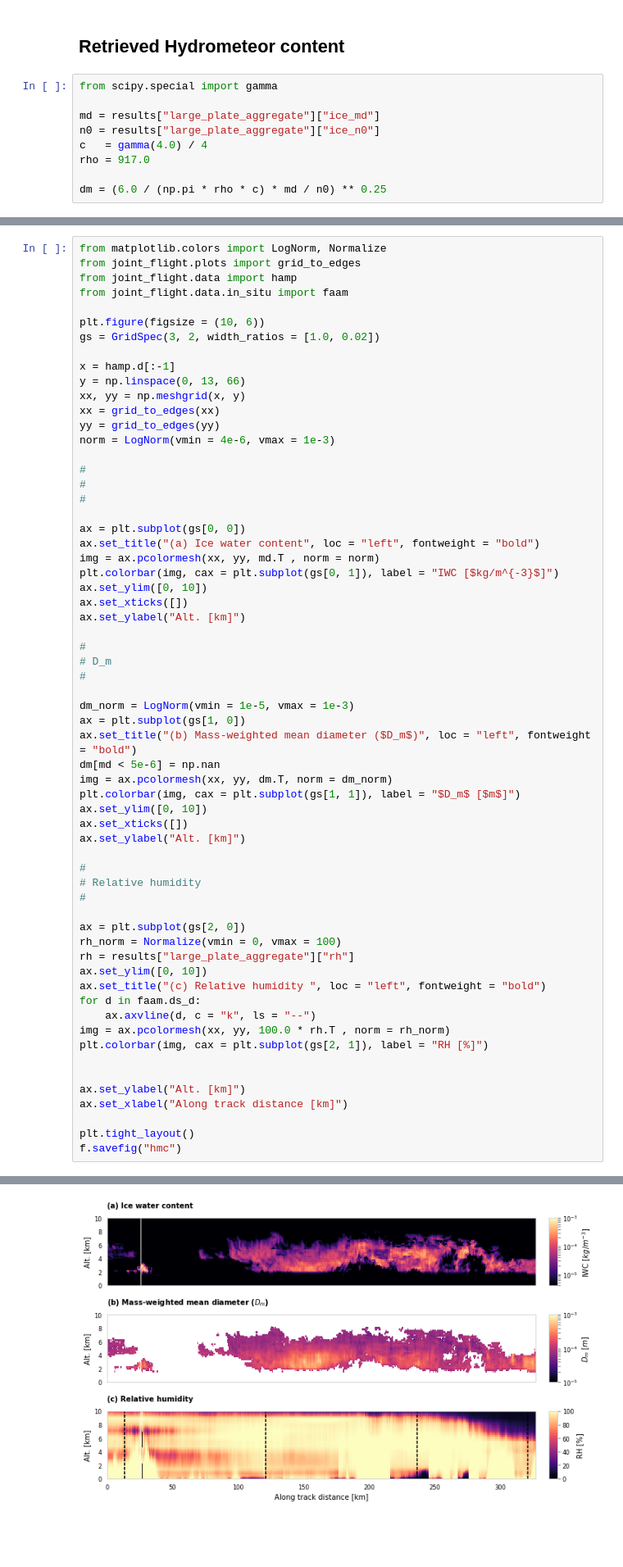
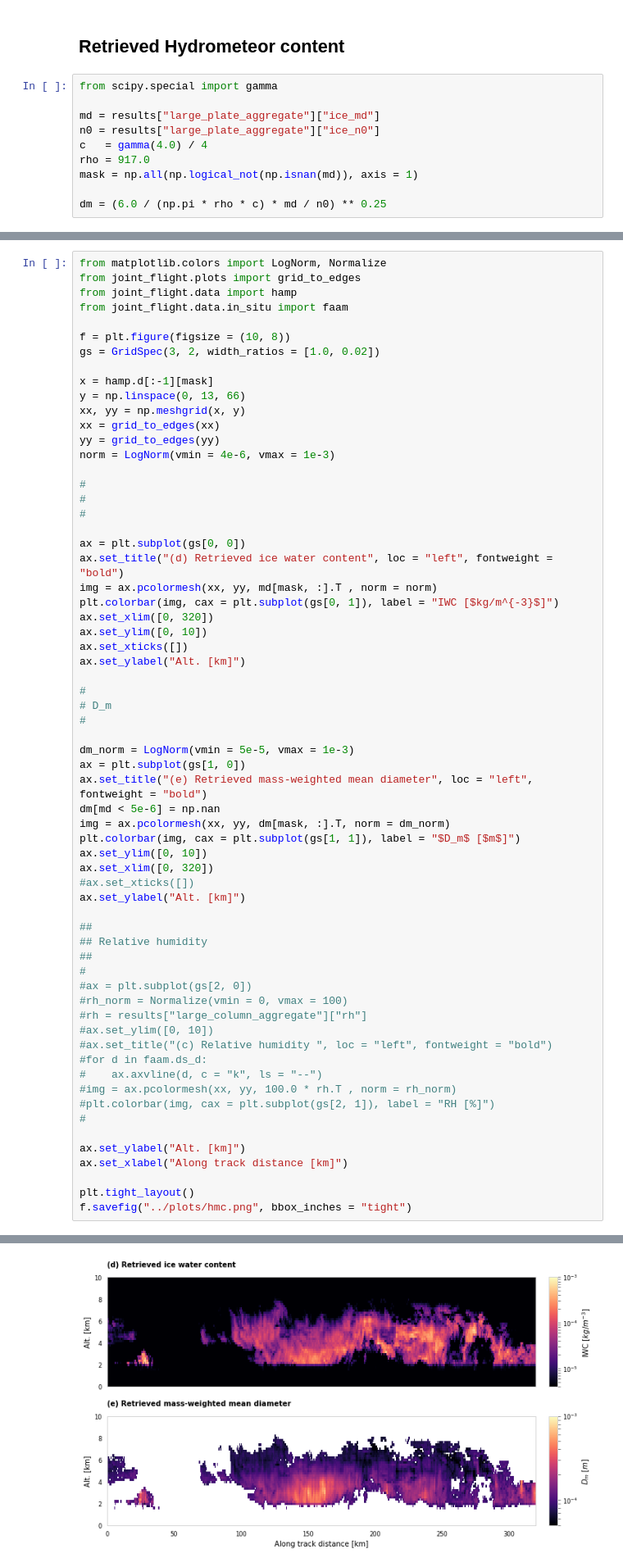
Before and after one commit to simonpf/ismar_combined, a Jupyter notebook: notebooks/results.ipynb, the cells around one changed output, grey strips where cells are left out. Shown at 82% size. Drawn from its saved outputs; the diff is of its cells as text; blank space fills up the shorter version.

```diff
--- a/notebooks/results.ipynb
+++ b/notebooks/results.ipynb
@@ -262,5 +214,6 @@ md = results["large_plate_aggregate"]["ice_md"]
 n0 = results["large_plate_aggregate"]["ice_n0"]
 c   = gamma(4.0) / 4
 rho = 917.0
+mask = np.all(np.logical_not(np.isnan(md)), axis = 1)
 
 dm = (6.0 / (np.pi * rho * c) * md / n0) ** 0.25
@@ -270,10 +227,10 @@ from joint_flight.plots import grid_to_edges
 from joint_flight.data import hamp
 from joint_flight.data.in_situ import faam
 
-plt.figure(figsize = (10, 6))
+f = plt.figure(figsize = (10, 8))
 gs = GridSpec(3, 2, width_ratios = [1.0, 0.02])
 
-x = hamp.d[:-1]
+x = hamp.d[:-1][mask]
 y = np.linspace(0, 13, 66)
 xx, yy = np.meshgrid(x, y)
 xx = grid_to_edges(xx)
@@ -285,9 +242,10 @@ norm = LogNorm(vmin = 4e-6, vmax = 1e-3)
 #
 
 ax = plt.subplot(gs[0, 0])
-ax.set_title("(a) Ice water content", loc = "left", fontweight = "bold")
-img = ax.pcolormesh(xx, yy, md.T , norm = norm)
+ax.set_title("(d) Retrieved ice water content", loc = "left", fontweight = "bold")
+img = ax.pcolormesh(xx, yy, md[mask, :].T , norm = norm)
 plt.colorbar(img, cax = plt.subplot(gs[0, 1]), label = "IWC [$kg/m^{-3}$]")
+ax.set_xlim([0, 320])
 ax.set_ylim([0, 10])
 ax.set_xticks([])
 ax.set_ylabel("Alt. [km]")
@@ -296,34 +254,35 @@ ax.set_ylabel("Alt. [km]")
 # D_m
 #
 
-dm_norm = LogNorm(vmin = 1e-5, vmax = 1e-3)
+dm_norm = LogNorm(vmin = 5e-5, vmax = 1e-3)
 ax = plt.subplot(gs[1, 0])
-ax.set_title("(b) Mass-weighted mean diameter ($D_m$)", loc = "left", fontweight = "bold")
+ax.set_title("(e) Retrieved mass-weighted mean diameter", loc = "left", fontweight = "bold")
 dm[md < 5e-6] = np.nan
-img = ax.pcolormesh(xx, yy, dm.T, norm = dm_norm)
+img = ax.pcolormesh(xx, yy, dm[mask, :].T, norm = dm_norm)
 plt.colorbar(img, cax = plt.subplot(gs[1, 1]), label = "$D_m$ [$m$]")
 ax.set_ylim([0, 10])
-ax.set_xticks([])
+ax.set_xlim([0, 320])
+#ax.set_xticks([])
 ax.set_ylabel("Alt. [km]")
 
+##
+## Relative humidity
+##
 #
-# Relative humidity
+#ax = plt.subplot(gs[2, 0])
+#rh_norm = Normalize(vmin = 0, vmax = 100)
+#rh = results["large_column_aggregate"]["rh"]
+#ax.set_ylim([0, 10])
+#ax.set_title("(c) Relative humidity ", loc = "left", fontweight = "bold")
+#for d in faam.ds_d:
+#    ax.axvline(d, c = "k", ls = "--")
+#img = ax.pcolormesh(xx, yy, 100.0 * rh.T , norm = rh_norm)
+#plt.colorbar(img, cax = plt.subplot(gs[2, 1]), label = "RH [%]")
 #
-
-ax = plt.subplot(gs[2, 0])
-rh_norm = Normalize(vmin = 0, vmax = 100)
-rh = results["large_plate_aggregate"]["rh"]
-ax.set_ylim([0, 10])
-ax.set_title("(c) Relative humidity ", loc = "left", fontweight = "bold")
-for d in faam.ds_d:
-    ax.axvline(d, c = "k", ls = "--")
-img = ax.pcolormesh(xx, yy, 100.0 * rh.T , norm = rh_norm)
-plt.colorbar(img, cax = plt.subplot(gs[2, 1]), label = "RH [%]")
-
 
 ax.set_ylabel("Alt. [km]")
 ax.set_xlabel("Along track distance [km]")
 
 plt.tight_layout()
-f.savefig("hmc")
+f.savefig("../plots/hmc.png", bbox_inches = "tight")
 # %% [output]
@@ -330 +299 @@ f.savefig("hmc")
-[figure, old version]
+[figure, new version]
```
Also changed, not shown: parts of 29 cells of this notebook, 11 other files.
